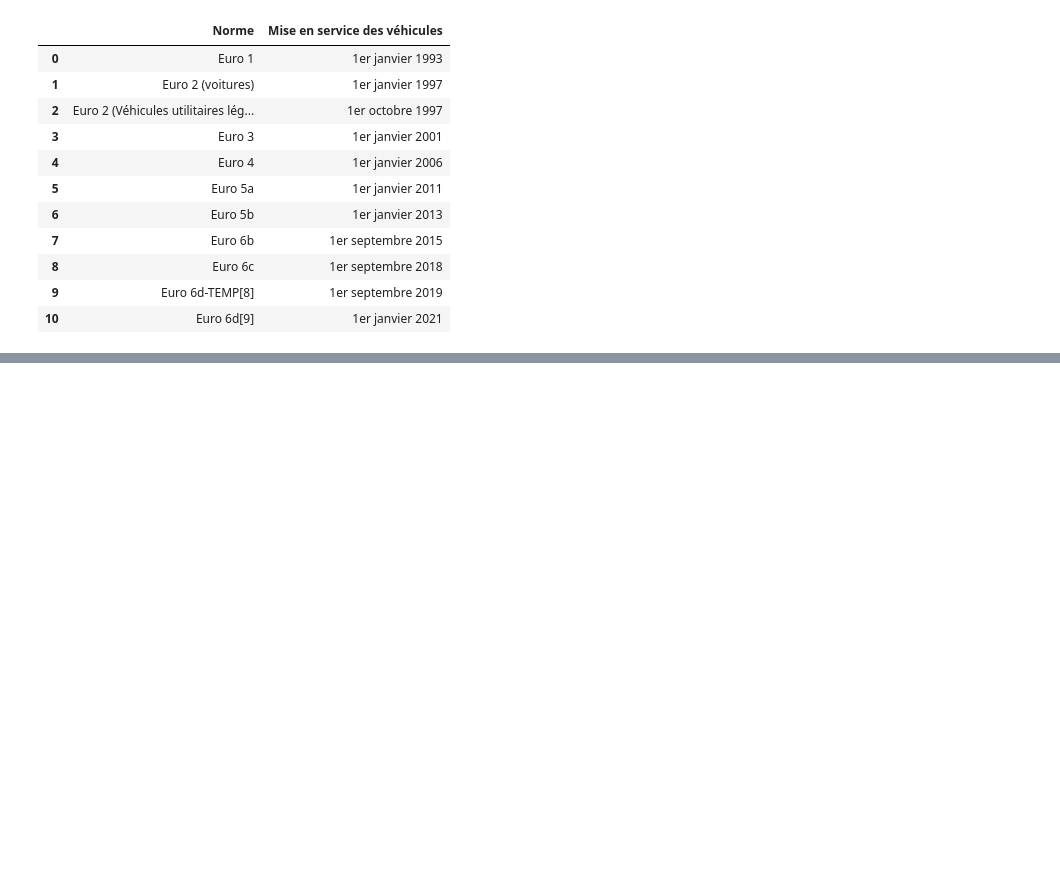
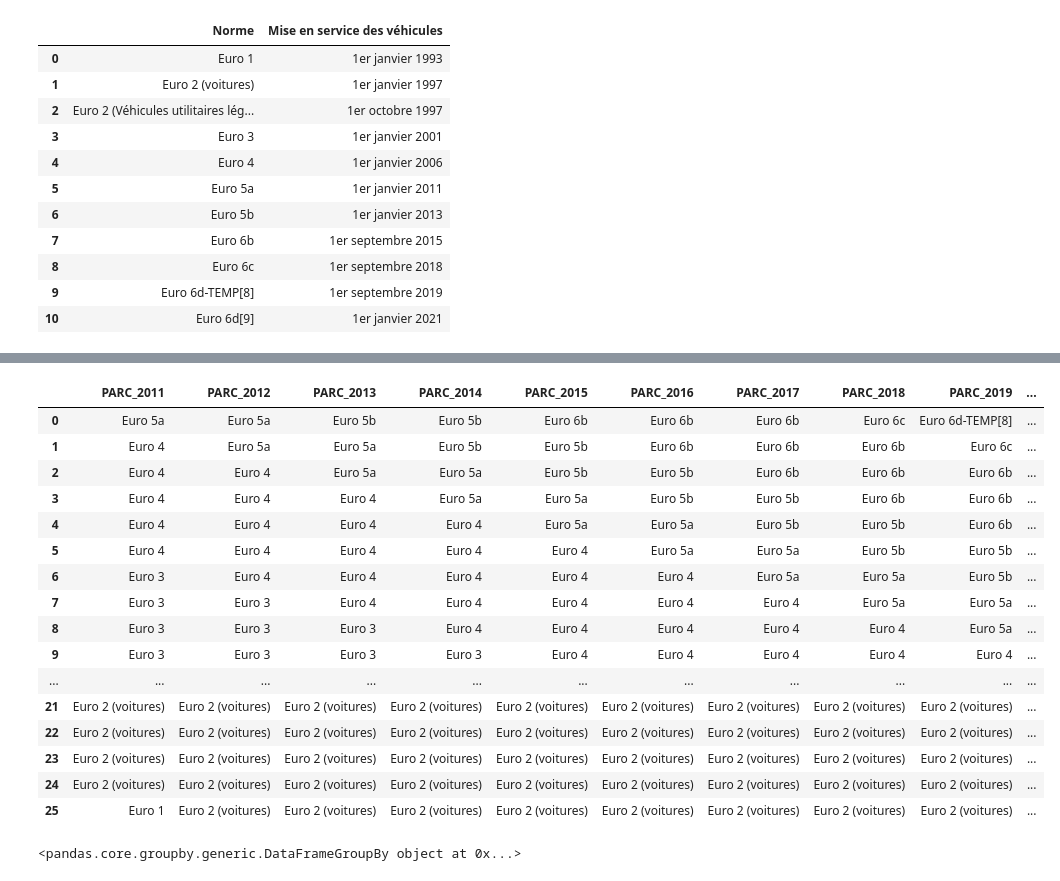
Before and after one commit to TheoLBTN/Projet-Python, a Jupyter notebook: Emissions_particules.ipynb, the cells around one changed output, grey strips where cells are left out. Saved outputs shown, nothing was run; the diff lists cells and outputs as text; code cells hidden in the pictures; blank space fills up the shorter version.

```diff
--- a/Emissions_particules.ipynb
+++ b/Emissions_particules.ipynb
@@ -110,0 +106,34 @@ NameError: name 're' is not defined
+# %%
+def DateMiseCirculation(data):
+    df=data.copy()
+    df=pd.DataFrame(df)
+    age=np.arange(0,26,1)
+    i=0
+    for k in range (2011,2023):
+        annee_mise_service=[k - nombre for nombre in age]
+        df.iloc[:,i]=annee_mise_service
+        i+=1
+    return df
+# %%
+essence=DateMiseCirculation(nb_essence)
+diesel=DateMiseCirculation(nb_diesel)
+# %%
+essence
+# %% [output]
+|  | PARC_2011 | PARC_2012 | PARC_2013 | PARC_2014 | PARC_2015 | PARC_2016 | PARC_2017 | PARC_2018 | PARC_2019 | ... |
+| 0 | Euro 5a | Euro 5a | Euro 5b | Euro 5b | Euro 6b | Euro 6b | Euro 6b | Euro 6c | Euro 6d-TEMP[8] | ... |
+| 1 | Euro 4 | Euro 5a | Euro 5a | Euro 5b | Euro 5b | Euro 6b | Euro 6b | Euro 6b | Euro 6c | ... |
+| 2 | Euro 4 | Euro 4 | Euro 5a | Euro 5a | Euro 5b | Euro 5b | Euro 6b | Euro 6b | Euro 6b | ... |
+| 3 | Euro 4 | Euro 4 | Euro 4 | Euro 5a | Euro 5a | Euro 5b | Euro 5b | Euro 6b | Euro 6b | ... |
+| 4 | Euro 4 | Euro 4 | Euro 4 | Euro 4 | Euro 5a | Euro 5a | Euro 5b | Euro 5b | Euro 6b | ... |
+| 5 | Euro 4 | Euro 4 | Euro 4 | Euro 4 | Euro 4 | Euro 5a | Euro 5a | Euro 5b | Euro 5b | ... |
+| 6 | Euro 3 | Euro 4 | Euro 4 | Euro 4 | Euro 4 | Euro 4 | Euro 5a | Euro 5a | Euro 5b | ... |
+| 7 | Euro 3 | Euro 3 | Euro 4 | Euro 4 | Euro 4 | Euro 4 | Euro 4 | Euro 5a | Euro 5a | ... |
+| 8 | Euro 3 | Euro 3 | Euro 3 | Euro 4 | Euro 4 | Euro 4 | Euro 4 | Euro 4 | Euro 5a | ... |
+| 9 | Euro 3 | Euro 3 | Euro 3 | Euro 3 | Euro 4 | Euro 4 | Euro 4 | Euro 4 | Euro 4 | ... |
+| ... | ... | ... | ... | ... | ... | ... | ... | ... | ... | ... |
+| 21 | Euro 2 (voitures) | Euro 2 (voitures) | Euro 2 (voitures) | Euro 2 (voitures) | Euro 2 (voitures) | Euro 2 (voitures) | Euro 2 (voitures) | Euro 2 (voitures) | Euro 2 (voitures) | ... |
+| 22 | Euro 2 (voitures) | Euro 2 (voitures) | Euro 2 (voitures) | Euro 2 (voitures) | Euro 2 (voitures) | Euro 2 (voitures) | Euro 2 (voitures) | Euro 2 (voitures) | Euro 2 (voitures) | ... |
+| 23 | Euro 2 (voitures) | Euro 2 (voitures) | Euro 2 (voitures) | Euro 2 (voitures) | Euro 2 (voitures) | Euro 2 (voitures) | Euro 2 (voitures) | Euro 2 (voitures) | Euro 2 (voitures) | ... |
+| 24 | Euro 2 (voitures) | Euro 2 (voitures) | Euro 2 (voitures) | Euro 2 (voitures) | Euro 2 (voitures) | Euro 2 (voitures) | Euro 2 (voitures) | Euro 2 (voitures) | Euro 2 (voitures) | ... |
+| 25 | Euro 1 | Euro 2 (voitures) | Euro 2 (voitures) | Euro 2 (voitures) | Euro 2 (voitures) | Euro 2 (voitures) | Euro 2 (voitures) | Euro 2 (voitures) | Euro 2 (voitures) | ... |
@@ -110,0 +165,4 @@ NameError: name 're' is not defined
+# %%
+diesel.groupby(euro['Norme'])
+# %% [output]
+<pandas.core.groupby.generic.DataFrameGroupBy object at 0x...>
```
Also changed, not shown: parts of 12 cells of this notebook.
